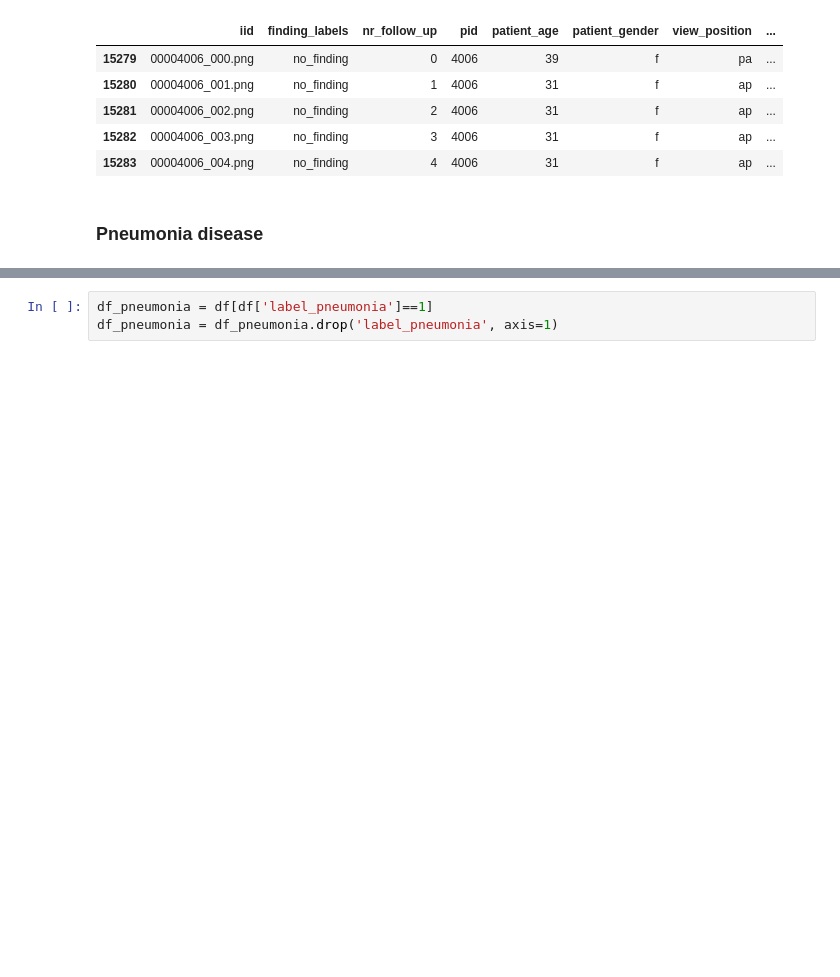
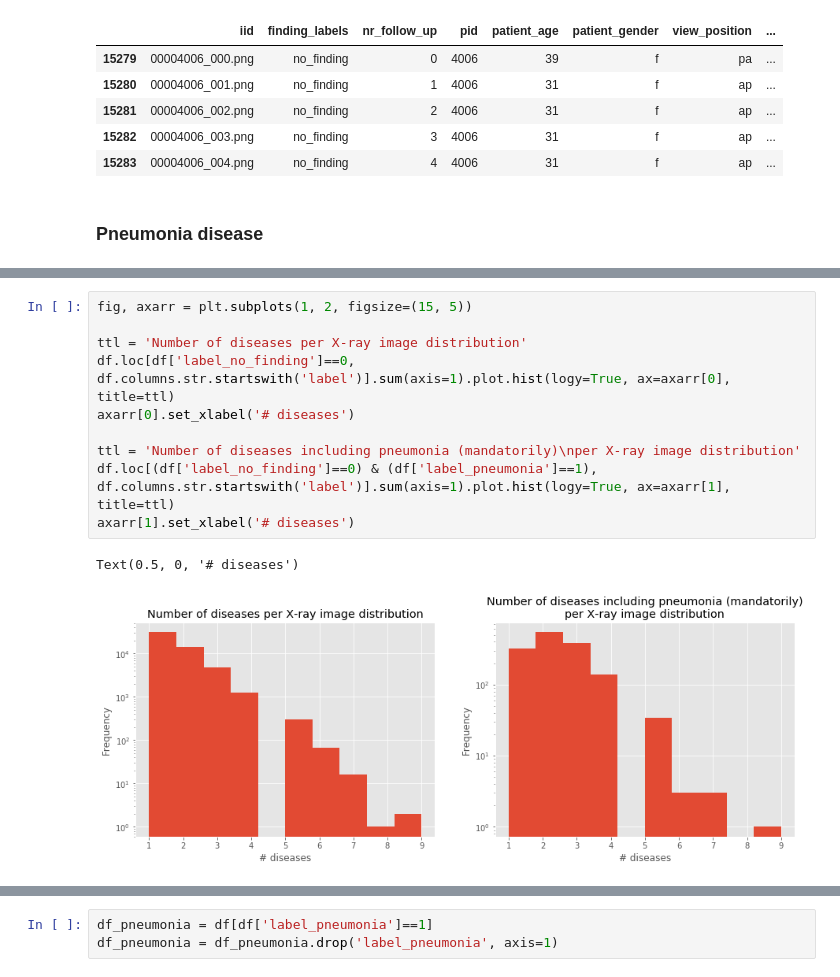
Before and after one commit to phthaloc/AIHCND_C2_Starter, a Jupyter notebook: EDA.ipynb, the cells around one changed output, grey strips where cells are left out. Saved outputs shown, nothing was run; the diff lists cells and outputs as text; blank space fills up the shorter version.

```diff
--- a/EDA.ipynb
+++ b/EDA.ipynb
@@ -502,0 +521,13 @@ df[df['pid']==4006].head()
+# %%
+fig, axarr = plt.subplots(1, 2, figsize=(15, 5))
+
+ttl = 'Number of diseases per X-ray image distribution'
+df.loc[df['label_no_finding']==0, df.columns.str.startswith('label')].sum(axis=1).plot.hist(logy=True, ax=axarr[0], title=ttl)
+axarr[0].set_xlabel('# diseases')
+
+ttl = 'Number of diseases including pneumonia (mandatorily)\nper X-ray image distribution'
+df.loc[(df['label_no_finding']==0) & (df['label_pneumonia']==1), df.columns.str.startswith('label')].sum(axis=1).plot.hist(logy=True, ax=axarr[1], title=ttl)
+axarr[1].set_xlabel('# diseases')
+# %% [output]
+Text(0.5, 0, '# diseases')
+[figure, added]
```
Also changed, not shown: parts of 21 cells of this notebook.
